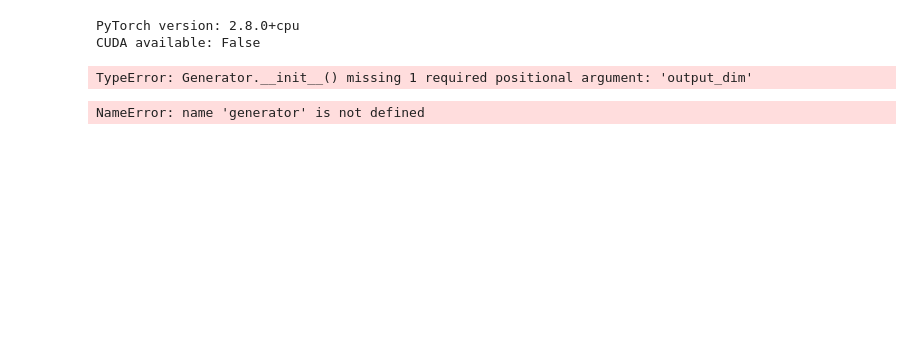
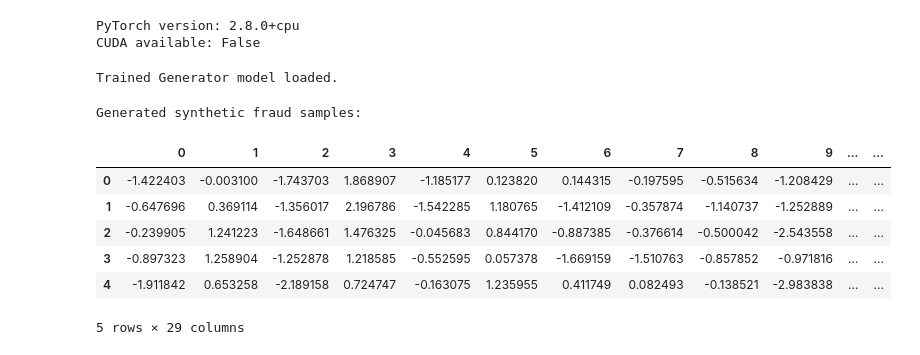
Before and after one commit to TinBaloyi/AAI-GAN, a Jupyter notebook: main.ipynb, the cells around one changed output. Cells and saved outputs as stored; diff of their text form; code cells hidden in the pictures; blank space fills up the shorter version.

```diff
--- a/main.ipynb
+++ b/main.ipynb
@@ -473,38 +479,39 @@ print("CUDA available:", torch.cuda.is_available())
 PyTorch version: 2.8.0+cpu
 CUDA available: False
 # %%
-# ===================================================
-# DEMO SECTION: Load Trained GAN and Generate Samples
-# ===================================================
-
 import torch
-import pandas as pd
-import sys, os
-
-# Ensure notebook can see your project folders
-sys.path.append(os.path.abspath('./'))
-
-# Import your Generator model from models/generator.py
 from models.generator import Generator
 
 LATENT_DIM = 32
 DEVICE = torch.device('cuda' if torch.cuda.is_available() else 'cpu')
 
-# 1️⃣ Rebuild the model architecture
-generator = Generator(LATENT_DIM).to(DEVICE)
-
-# 2️⃣ Load your trained weights
+generator = Generator(latent_dim=LATENT_DIM, output_dim=X.shape[1])
 generator.load_state_dict(torch.load("models/generator.pth", map_location=DEVICE))
+generator.to(DEVICE)
 generator.eval()
 
-print("✅ Trained Generator loaded successfully!")
+print("Trained Generator model loaded.")
 # %% [output]
-TypeError: Generator.__init__() missing 1 required positional argument: 'output_dim'
+Trained Generator model loaded.
 # %%
-# After GAN training loop finishes:
-torch.save(generator.state_dict(), "models/generator.pth")
-torch.save(discriminator.state_dict(), "models/discriminator.pth")
+import numpy as np
 
-print("✅ Models saved successfully in /models folder.")
+def generate_synthetic_data(generator, num_samples, latent_dim, device):
+    generator.eval()
+    with torch.no_grad():
+        z = torch.randn(num_samples, latent_dim, device=device)
+        synthetic_data = generator(z).cpu().numpy()
+    return synthetic_data
+
+synthetic_data = generate_synthetic_data(generator, 5, LATENT_DIM, DEVICE)
+print("Generated synthetic fraud samples:")
+pd.DataFrame(synthetic_data).head()
 # %% [output]
-NameError: name 'generator' is not defined
+Generated synthetic fraud samples:
+|  | 0 | 1 | 2 | 3 | 4 | 5 | 6 | 7 | 8 | 9 | ... | ... |
+| 0 | -1.422403 | -0.003100 | -1.743703 | 1.868907 | -1.185177 | 0.123820 | 0.144315 | -0.197595 | -0.515634 | -1.208429 | ... | ... |
+| 1 | -0.647696 | 0.369114 | -1.356017 | 2.196786 | -1.542285 | 1.180765 | -1.412109 | -0.357874 | -1.140737 | -1.252889 | ... | ... |
+| 2 | -0.239905 | 1.241223 | -1.648661 | 1.476325 | -0.045683 | 0.844170 | -0.887385 | -0.376614 | -0.500042 | -2.543558 | ... | ... |
+| 3 | -0.897323 | 1.258904 | -1.252878 | 1.218585 | -0.552595 | 0.057378 | -1.669159 | -1.510763 | -0.857852 | -0.971816 | ... | ... |
+| 4 | -1.911842 | 0.653258 | -2.189158 | 0.724747 | -0.163075 | 1.235955 | 0.411749 | 0.082493 | -0.138521 | -2.983838 | ... | ... |
+5 rows × 29 columns
```
Also changed, not shown: parts of 6 cells of this notebook, 3 other files.
